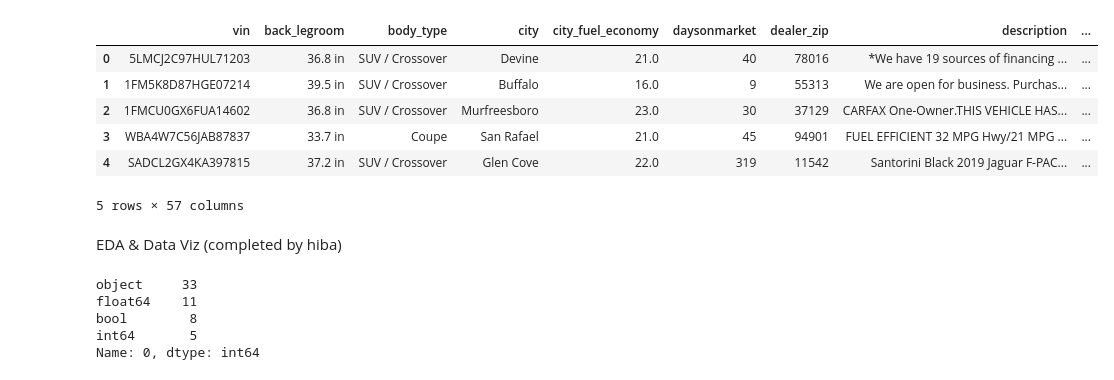
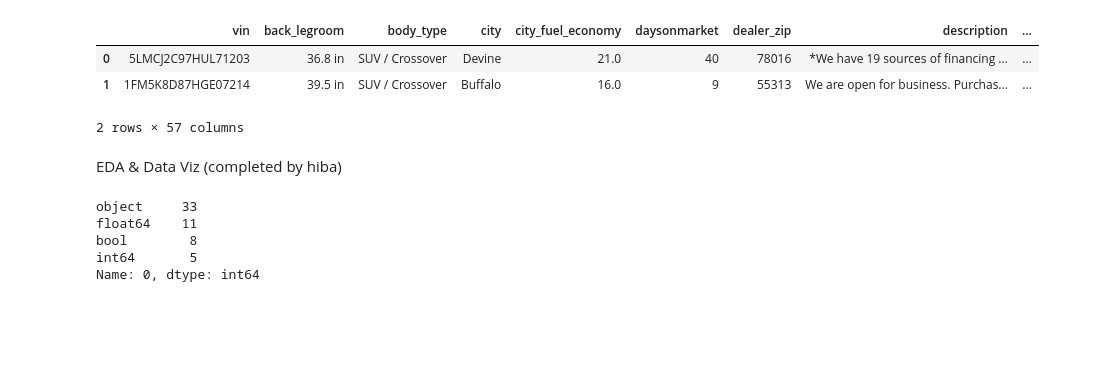
Before and after one commit to hibakhatib/Stat303-3-Final-Project, a Jupyter notebook: Project Code._Full_EDA.ipynb, the cells around one changed output. Saved outputs shown, nothing was run; the diff lists cells and outputs as text; code cells hidden in the pictures; blank space fills up the shorter version.

```diff
--- a/Project Code._Full_EDA.ipynb
+++ b/Project Code._Full_EDA.ipynb
@@ -20,15 +20,12 @@ warnings.filterwarnings('ignore')
 from sklearn.preprocessing import LabelEncoder
 # %%
 data = pd.read_csv('us_used_cars_final.csv')
-data.head()
+data.head(2)
 # %% [output]
 |  | vin | back_legroom | body_type | city | city_fuel_economy | daysonmarket | dealer_zip | description | ... |
 | 0 | 5LMCJ2C97HUL71203 | 36.8 in | SUV / Crossover | Devine | 21.0 | 40 | 78016 | *We have 19 sources of financing ... | ... |
 | 1 | 1FM5K8D87HGE07214 | 39.5 in | SUV / Crossover | Buffalo | 16.0 | 9 | 55313 | We are open for business. Purchas... | ... |
-| 2 | 1FMCU0GX6FUA14602 | 36.8 in | SUV / Crossover | Murfreesboro | 23.0 | 30 | 37129 | CARFAX One-Owner.THIS VEHICLE HAS... | ... |
-| 3 | WBA4W7C56JAB87837 | 33.7 in | Coupe | San Rafael | 21.0 | 45 | 94901 | FUEL EFFICIENT 32 MPG Hwy/21 MPG ... | ... |
-| 4 | SADCL2GX4KA397815 | 37.2 in | SUV / Crossover | Glen Cove | 22.0 | 319 | 11542 | Santorini Black 2019 Jaguar F-PAC... | ... |
-5 rows × 57 columns
+2 rows × 57 columns
 # %% [markdown]
 EDA & Data Viz (completed by hiba)
 # %%
```
Also changed, not shown: parts of 21 cells of this notebook.
